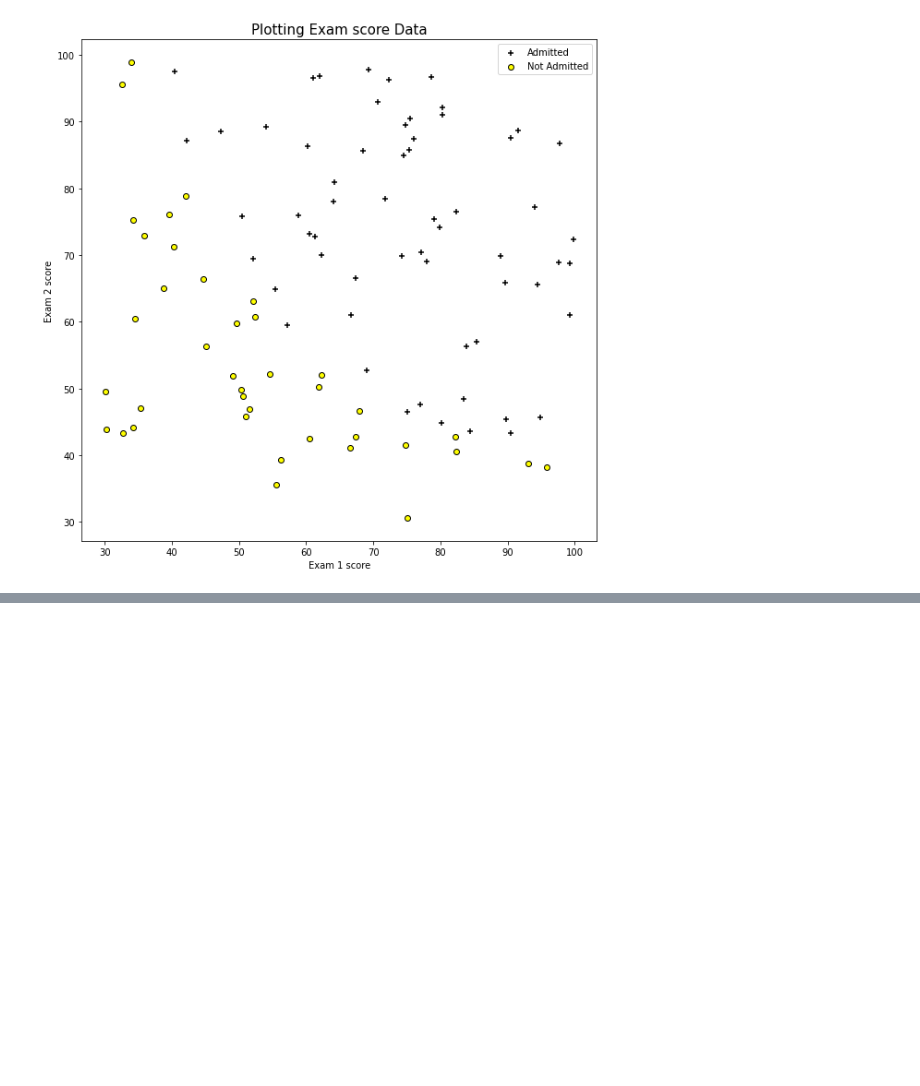
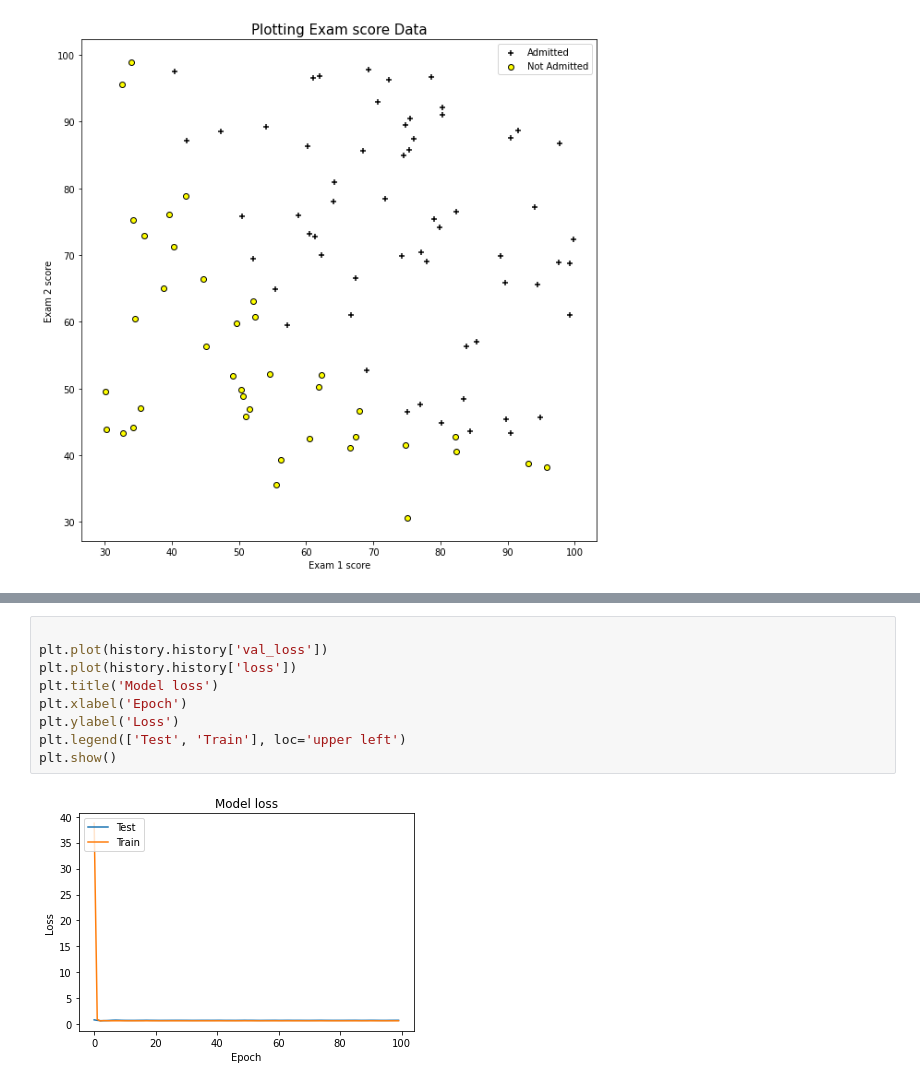
Before and after one commit to jwyeeh-dev/ArtificialControl, a Jupyter notebook: Assignment1/tensorflow_decision_boundary/ex2.ipynb, the cells around one changed output, grey strips where cells are left out. Cells and saved outputs as stored; diff of their text form; blank space fills up the shorter version.

```diff
--- a/Assignment1/tensorflow_decision_boundary/ex2.ipynb
+++ b/Assignment1/tensorflow_decision_boundary/ex2.ipynb
@@ -64,0 +155,11 @@ model.evaluate()
+# %%
+
+plt.plot(history.history['val_loss'])
+plt.plot(history.history['loss'])
+plt.title('Model loss')
+plt.xlabel('Epoch')
+plt.ylabel('Loss')
+plt.legend(['Test', 'Train'], loc='upper left')
+plt.show()
+# %% [output]
+[figure, added]
```
Also changed, not shown: parts of 17 cells of this notebook, 1 other file.
